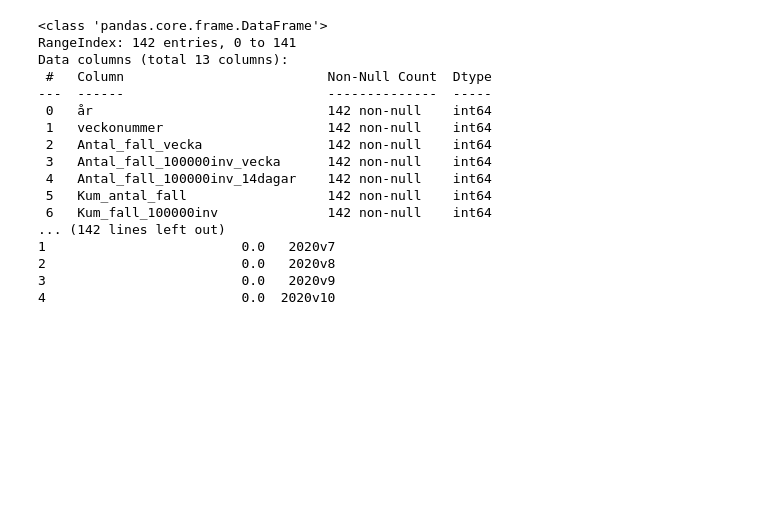
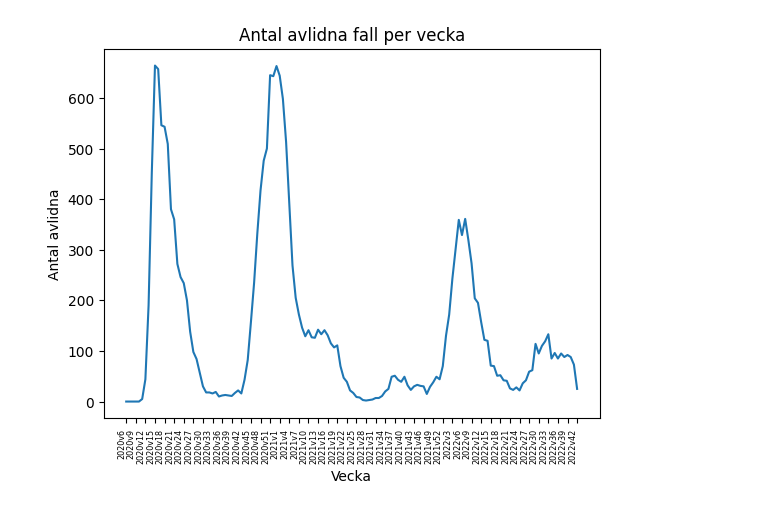
Before and after one commit to ansikte/data-processing-ALI-HUSSAIN, a Jupyter notebook: data_analys.ipynb, the cells around one changed output. Cells and saved outputs as stored; diff of their text form; code cells hidden in the pictures; blank space fills up the shorter version.

Commit message:
Använde value_counts på en kolumn vid inläsning. Strukturerade koden i Jupyter Notebook för klarhet.
Skapar och sparar linjediagram som PNG i mappen "Visualiseringar".

```diff
--- a/data_analys.ipynb
+++ b/data_analys.ipynb
@@ -7,30 +7,7 @@ df_covid19 = pd.read_excel('Data/fhm_covid19.xlsx', sheet_name='Veckodata Riket'
 # En initial dataanalys av "Veckodata Riket"
 print(df_covid19.info())
 print(df_covid19.describe())
-print(df_covid19.value_counts())
+print(df_covid19['Antal_fall_vecka'].value_counts())
 print(df_covid19.head())
 print(df_covid19.columns)
 print(df_covid19.index)
-
-# Slår ihop kolumnerna "år" och "veckonummer" till en "Vecka"-kolumn.
-df_covid19['Vecka'] = df_covid19['år'].astype(str) + "v" + df_covid19['veckonummer'].astype(str)
-
-print(df_covid19.head())
-# %% [output]
-<class 'pandas.core.frame.DataFrame'>
-RangeIndex: 142 entries, 0 to 141
-Data columns (total 13 columns):
- #   Column                          Non-Null Count  Dtype
----  ------                          --------------  -----
- 0   år                              142 non-null    int64
- 1   veckonummer                     142 non-null    int64
- 2   Antal_fall_vecka                142 non-null    int64
- 3   Antal_fall_100000inv_vecka      142 non-null    int64
- 4   Antal_fall_100000inv_14dagar    142 non-null    int64
- 5   Kum_antal_fall                  142 non-null    int64
- 6   Kum_fall_100000inv              142 non-null    int64
-... (142 lines left out)
-1                         0.0   2020v7
-2                         0.0   2020v8
-3                         0.0   2020v9
-4                         0.0  2020v10
@@ -36,0 +19,18 @@ Data columns (total 13 columns):
+# %%
+import seaborn as sns
+import matplotlib.pyplot as plt
+
+# Väljer var tredje vecka att visa
+tick_spacing = 3
+ticks_to_show = df_covid19['Vecka'].iloc[::tick_spacing]
+
+# Skapar ett linjediagram över antalet avlidna fall per vecka
+sns.lineplot(data=df_covid19, x='Vecka', y='Antal_avlidna_vecka')
+plt.xticks(ticks=ticks_to_show.index, labels=ticks_to_show.values, fontsize='xx-small', rotation=90, ha='right') # Justera x-axel etiketter för läsbarhet
+plt.title("Antal avlidna fall per vecka")
+plt.xlabel('Vecka')
+plt.ylabel('Antal avlidna')
+plt.savefig('Visualisering/avlidna_per_vecka.png', facecolor='w') # Sparar diagrammet & sätter bakgrundsfärgen till vit
+plt.show()
+# %% [output]
+[figure, added]
```
Also changed, not shown: parts of 1 cell of this notebook, 1 other file.
